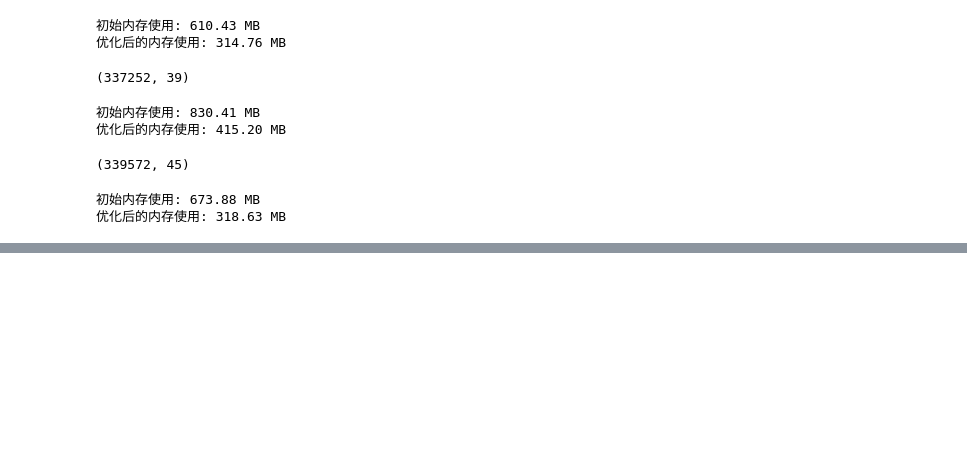
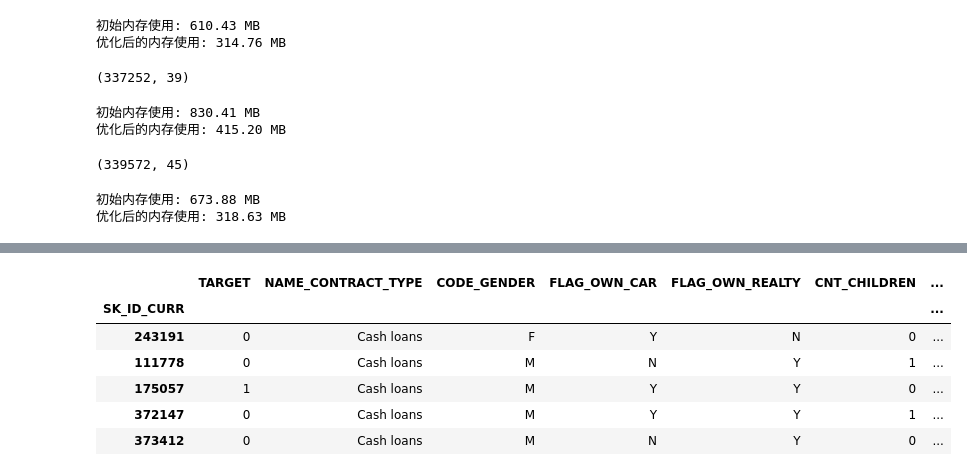
Before and after one commit to chaoalexander/home_credit, a Jupyter notebook: home_credit.ipynb, the cells around one changed output, grey strips where cells are left out. Drawn from its saved outputs; the diff is of its cells as text; code cells hidden in the pictures; blank space fills up the shorter version.

```diff
--- a/home_credit.ipynb
+++ b/home_credit.ipynb
@@ -1091,0 +1136,10 @@ app_extra = merge_info(app, extra_info)
+# %%
+app_extra.head()
+# %% [output]
+|  | TARGET | NAME_CONTRACT_TYPE | CODE_GENDER | FLAG_OWN_CAR | FLAG_OWN_REALTY | CNT_CHILDREN | ... |
+| SK_ID_CURR |  |  |  |  |  |  | ... |
+| 243191 | 0 | Cash loans | F | Y | N | 0 | ... |
+| 111778 | 0 | Cash loans | M | N | Y | 1 | ... |
+| 175057 | 1 | Cash loans | M | Y | Y | 0 | ... |
+| 372147 | 0 | Cash loans | M | Y | Y | 1 | ... |
+| 373412 | 0 | Cash loans | M | N | Y | 0 | ... |
```
Also changed, not shown: parts of 9 cells of this notebook.
